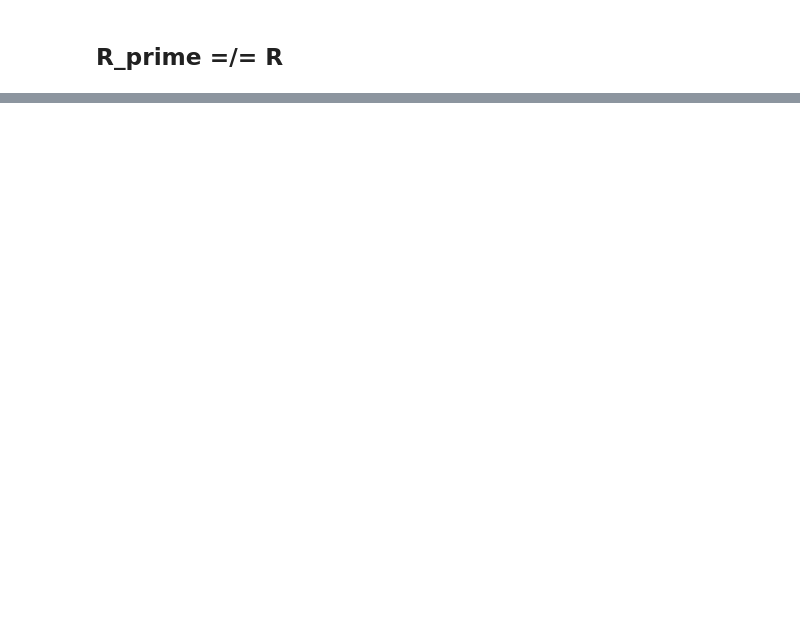
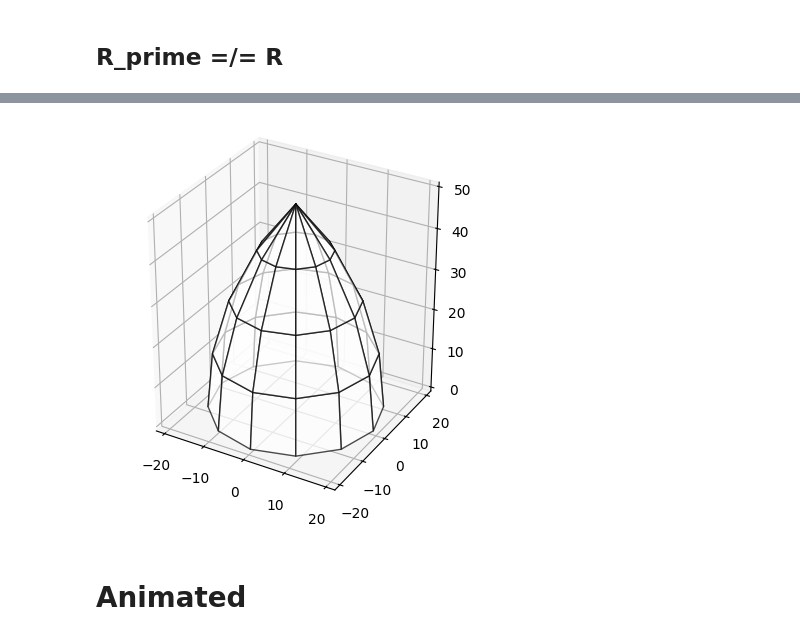
Before and after one commit to JakeLmp/polygonal-domes, a Jupyter notebook: pointy_polygonal_domes.ipynb, the cells around one changed output, grey strips where cells are left out. Drawn from its saved outputs; the diff is of its cells as text; code cells hidden in the pictures; blank space fills up the shorter version.

```diff
--- a/pointy_polygonal_domes.ipynb
+++ b/pointy_polygonal_domes.ipynb
@@ -87,0 +164,26 @@ fig.show()
+# %%
+ax = plt.figure().add_subplot(projection='3d')
+
+poly = Poly3DCollection(polys, alpha=0.7)
+
+colours = 'white'
+match colours:
+    case 'white' : poly.set_facecolor(np.ones(polys.shape[0], dtype=str))
+    # set facecolor values linearly between 0 and 1
+    case 'linear b/w' : poly.set_facecolor(np.linspace(0, 1, polys.shape[0], dtype=str)),
+    # for some reason const .99 is just dark gray
+    case 'gray' : poly.set_facecolor(np.full(polys.shape[0], 0.99, dtype=str)),
+    # random grayscale
+    case 'gray_rnd' : poly.set_facecolor([str(x) for x in np.random.uniform(0,0.9,polys.shape[0])])
+    # random colours
+    case 'colour_rnd' : poly.set_facecolor(np.random.uniform(0, 1, (polys.shape[0], 3)))
+
+poly.set_edgecolor('black')
+
+ax.add_collection3d(poly)
+ax.set_aspect('equal')
+# ax.axis('off');
+# %% [output]
+[figure, added]
+# %% [markdown]
+# Animated
```
Also changed, not shown: parts of 11 cells of this notebook, 1 other file.
